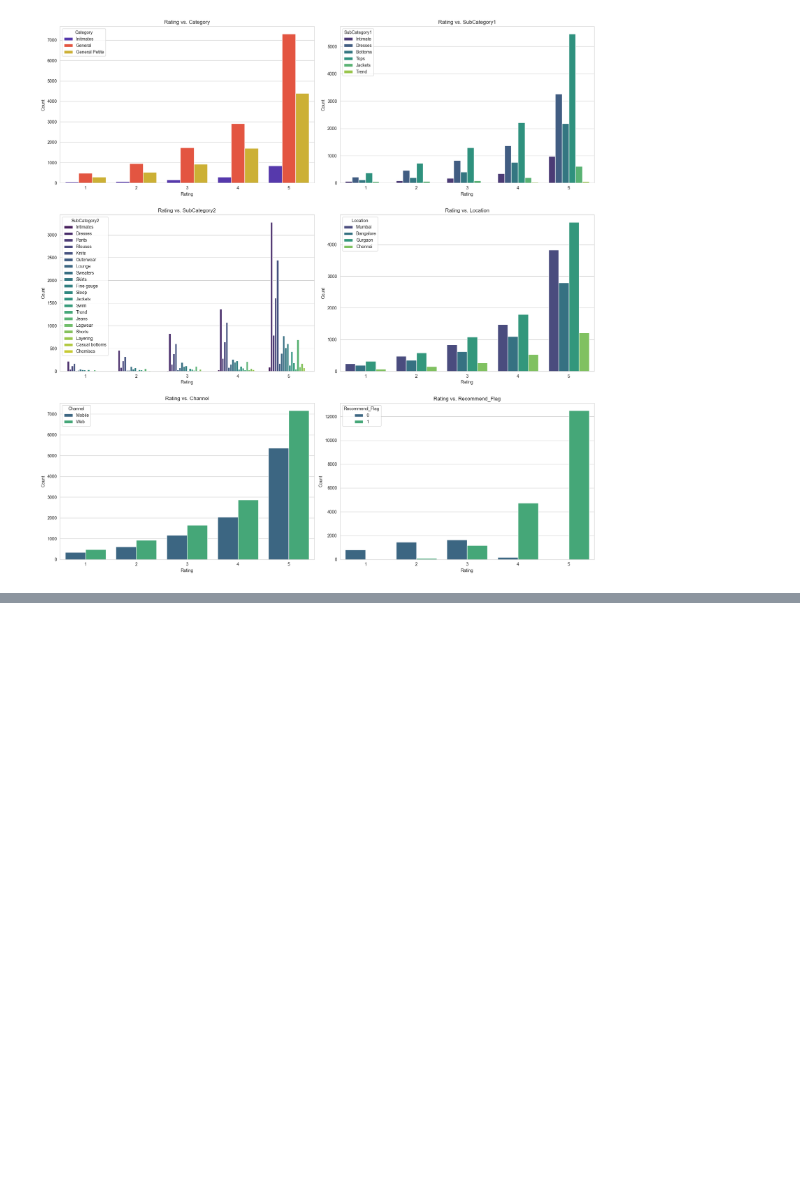
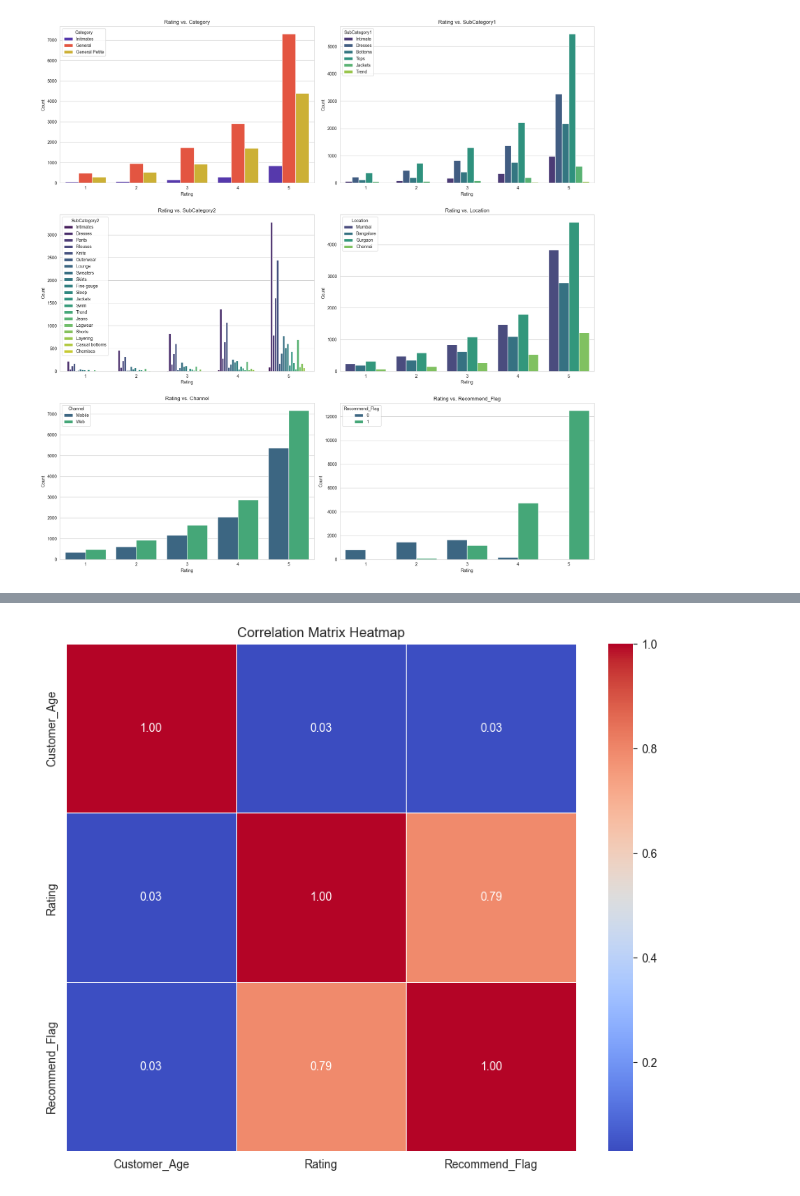
Before and after one commit to phallyn-chean/data-science-project, a Jupyter notebook: src/Data visualization.ipynb, the cells around one changed output, grey strips where cells are left out. Cells and saved outputs as stored; diff of their text form; code cells hidden in the pictures; blank space fills up the shorter version.

```diff
--- a/src/Data visualization.ipynb
+++ b/src/Data visualization.ipynb
@@ -188,0 +196,13 @@ plt.show()
+# %%
+# Assuming 'ProductID' is the non-numeric column that needs to be excluded
+numeric_df = dataset.drop(columns=['Product_ID'])
+
+# Step 1: Calculate the correlation matrix
+correlation_matrix = numeric_df.corr()
+
+# Step 2: Create the heatmap
+plt.figure(figsize=(10, 8))
+sns.heatmap(correlation_matrix, annot=True, cmap='coolwarm', fmt=".2f", linewidths=0.5)
+plt.title('Correlation Matrix Heatmap')
+plt.show()
+# %% [output]
@@ -188,0 +210 @@ plt.show()
+[figure, added]
```
Also changed, not shown: parts of 9 cells of this notebook.
